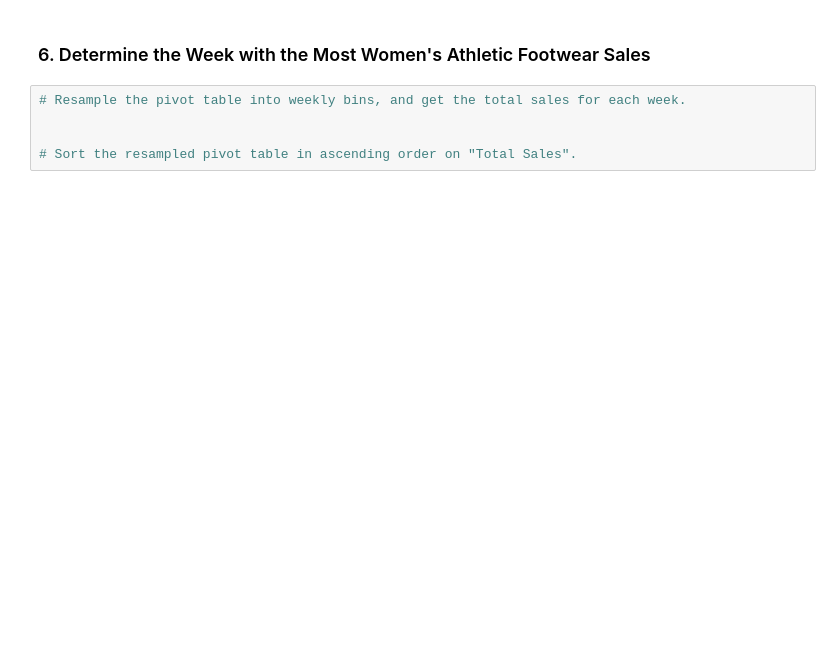
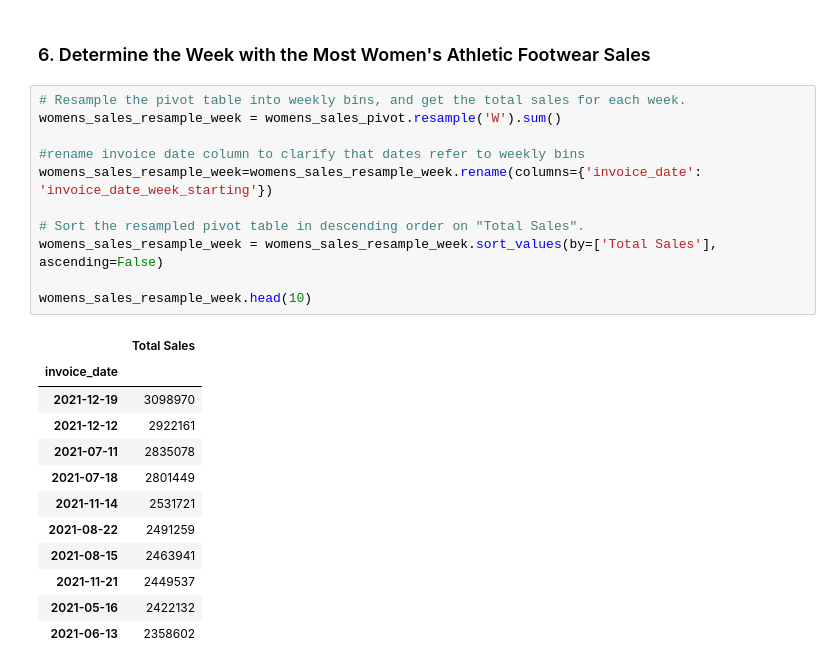
Before and after one commit to mmccanse/athletic_sales_analysis, a Jupyter notebook: athletic_sales_analysis_starter_code.ipynb, the cells around one changed output. Saved outputs shown, nothing was run; the diff lists cells and outputs as text; blank space fills up the shorter version.

```diff
--- a/athletic_sales_analysis_starter_code.ipynb
+++ b/athletic_sales_analysis_starter_code.ipynb
@@ -423,6 +461,25 @@ womens_foot_pivot.head()
 ### 6.  Determine the Week with the Most Women's Athletic Footwear Sales
 # %%
 # Resample the pivot table into weekly bins, and get the total sales for each week.
+womens_sales_resample_week = womens_sales_pivot.resample('W').sum()
 
+#rename invoice date column to clarify that dates refer to weekly bins
+womens_sales_resample_week=womens_sales_resample_week.rename(columns={'invoice_date': 'invoice_date_week_starting'})
 
-# Sort the resampled pivot table in ascending order on "Total Sales".
+# Sort the resampled pivot table in descending order on "Total Sales".
+womens_sales_resample_week = womens_sales_resample_week.sort_values(by=['Total Sales'], ascending=False)
+
+womens_sales_resample_week.head(10)
+# %% [output]
+|  | Total Sales |
+| invoice_date |  |
+| 2021-12-19 | 3098970 |
+| 2021-12-12 | 2922161 |
+| 2021-07-11 | 2835078 |
+| 2021-07-18 | 2801449 |
+| 2021-11-14 | 2531721 |
+| 2021-08-22 | 2491259 |
+| 2021-08-15 | 2463941 |
+| 2021-11-21 | 2449537 |
+| 2021-05-16 | 2422132 |
+| 2021-06-13 | 2358602 |
```
Also changed, not shown: parts of 2 cells of this notebook.
